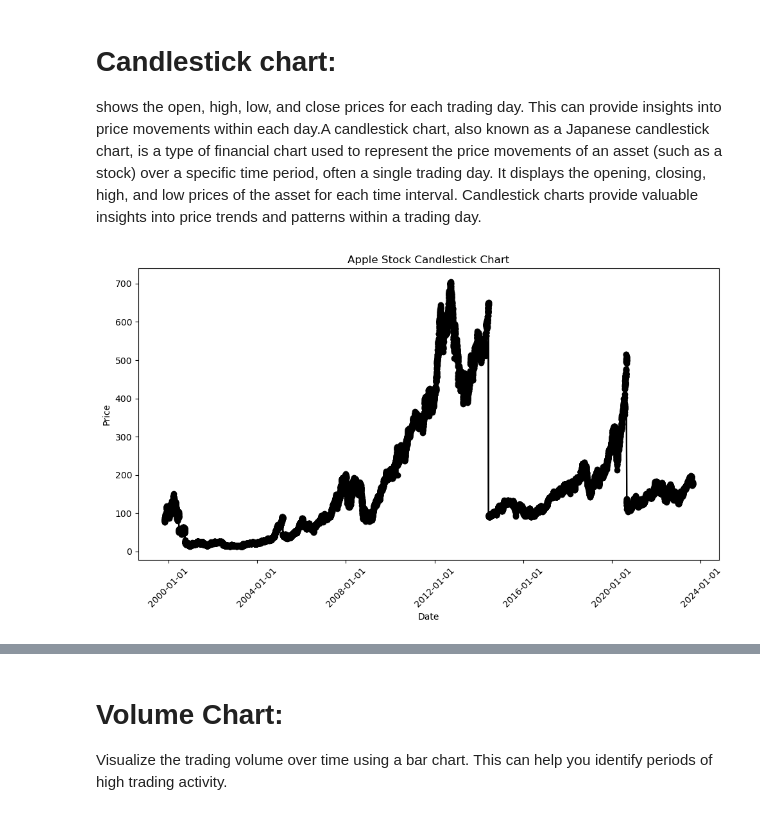
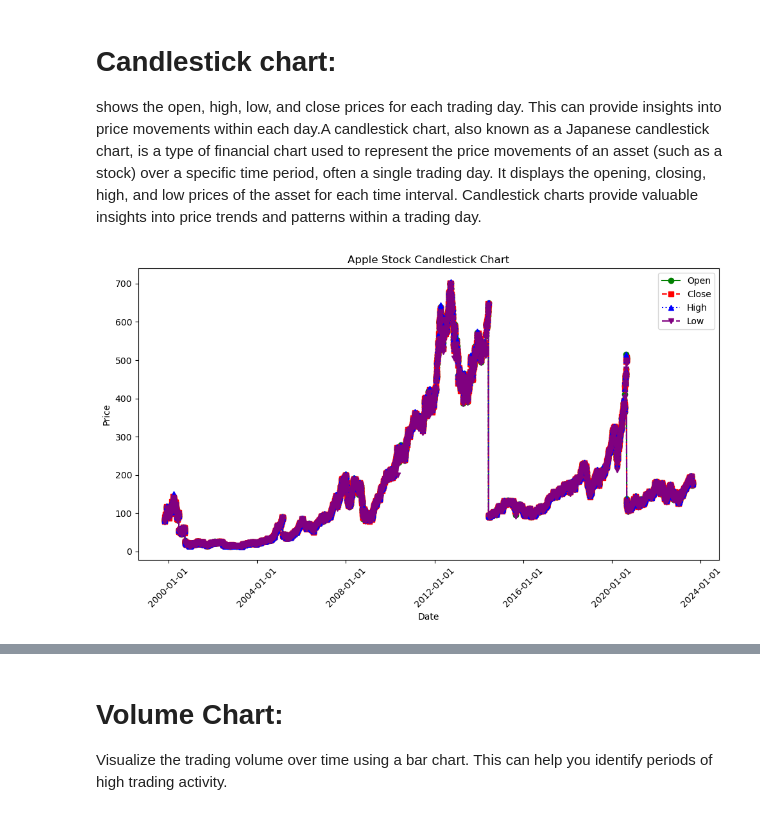
Before and after one commit to TARUNABANSALA/stockprice_analysis, a Jupyter notebook: stockprice_timeseries_analysis.ipynb, the cells around one changed output, grey strips where cells are left out. Drawn from its saved outputs; the diff is of its cells as text; code cells hidden in the pictures.

```diff
--- a/stockprice_timeseries_analysis.ipynb
+++ b/stockprice_timeseries_analysis.ipynb
@@ -140,21 +140,31 @@ The standard deviation measures the dispersion or variability of the data points
 shows the open, high, low, and close prices for each trading day. This can provide insights into price movements within each day.A candlestick chart, also known as a Japanese candlestick chart, is a type of financial chart used to represent the price movements of an asset (such as a stock) over a specific time period, often a single trading day. It displays the opening, closing, high, and low prices of the asset for each time interval. Candlestick charts provide valuable insights into price trends and patterns within a trading day.
 # %%
 from matplotlib.dates import date2num
+import matplotlib.pyplot as plt
 
-# Create the candlestick chart
+# Assuming APPL_stocks_df contains the stock data
+
 fig, ax = plt.subplots(figsize=(10, 6))
-candlestick = ax.plot(APPL_stocks_df.index, APPL_stocks_df[['Open', 'Close', 'High', 'Low']].values, marker='o', linestyle='-', color='black')
+
+# Create a candlestick chart with different markers, linestyles, and colors for open, close, high, and low
+candlestick = ax.plot(APPL_stocks_df.index, APPL_stocks_df['Open'], marker='o', linestyle='-', color='green', label='Open')
+candlestick += ax.plot(APPL_stocks_df.index, APPL_stocks_df['Close'], marker='s', linestyle='--', color='red', label='Close')
+candlestick += ax.plot(APPL_stocks_df.index, APPL_stocks_df['High'], marker='^', linestyle=':', color='blue', label='High')
+candlestick += ax.plot(APPL_stocks_df.index, APPL_stocks_df['Low'], marker='v', linestyle='-.', color='purple', label='Low')
 
 # Format x-axis as dates
 ax.xaxis_date()
 ax.xaxis.set_major_formatter(plt.matplotlib.dates.DateFormatter('%Y-%m-%d'))
 plt.xticks(rotation=45)
 
 ax.set_title('Apple Stock Candlestick Chart')
 ax.set_xlabel('Date')
 ax.set_ylabel('Price')
 
+# Add a legend
+ax.legend()
+
 plt.tight_layout()
 plt.show()
 # %% [output]
-[figure, old version]
+[figure, new version]
```
Also changed, not shown: parts of 4 cells of this notebook.
